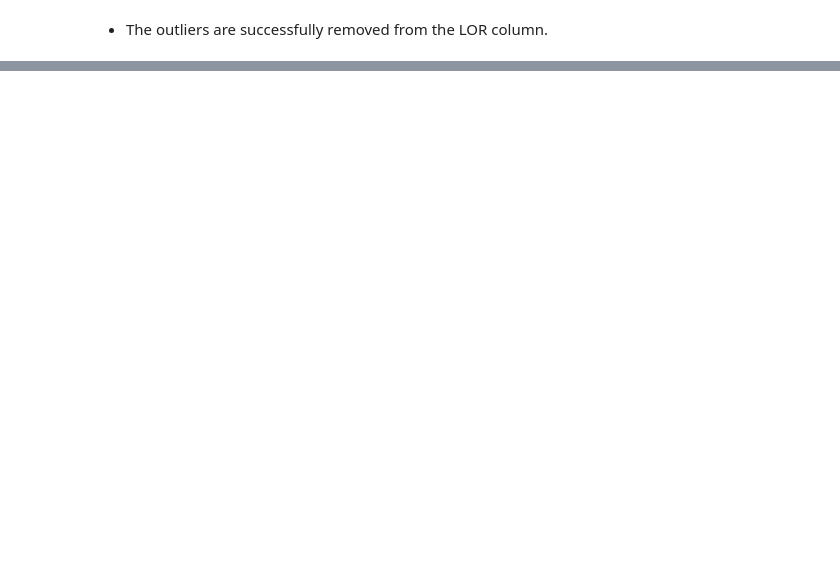
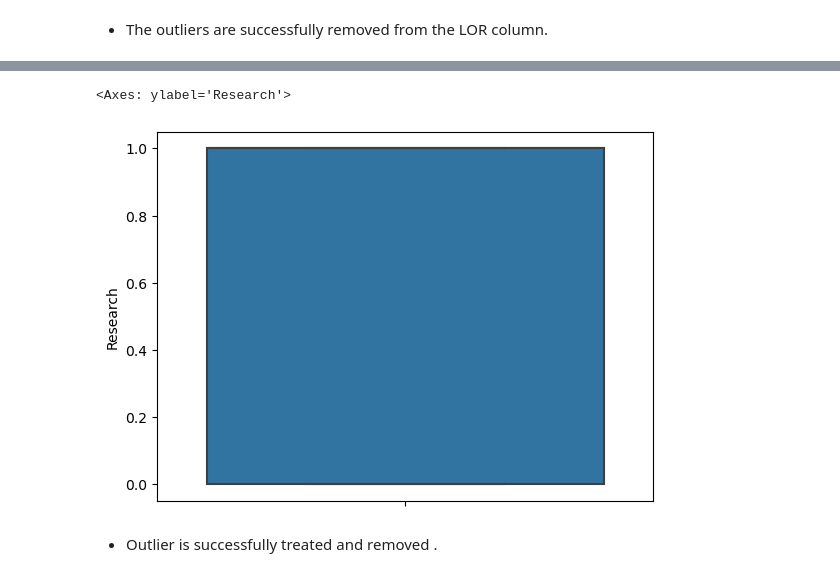
Before and after one commit to saurabhmoon10/python_practice_project, a Jupyter notebook: Admission_Predict_dataset/Admission_Predict.ipynb, the cells around one changed output, grey strips where cells are left out. Cells and saved outputs as stored; diff of their text form; code cells hidden in the pictures; blank space fills up the shorter version.

```diff
--- a/Admission_Predict_dataset/Admission_Predict.ipynb
+++ b/Admission_Predict_dataset/Admission_Predict.ipynb
@@ -319,0 +392,2 @@ sb.boxplot(y=outlier,data=data)
+# %%
+med=data["CGPA"].mean()
@@ -319,0 +398,3 @@ sb.boxplot(y=outlier,data=data)
+# %%
+# replacing the oultlier with mean value
+data.loc[(data["CGPA"]<lowerboundary) | (data["CGPA"]>upperboundary)]=med
@@ -319,0 +437,11 @@ sb.boxplot(y=outlier,data=data)
+# %%
+# Treating the outlier with the help of inter quartile range (IQR)
+Q1=data["Research"].quantile(0.25)
+Q3=data["Research"].quantile(0.75)
+
+IQR = Q3 - Q1
+
+Lower=Q1 - 1.5 * (IQR)
+Upper=Q3 + 1.5 * (IQR)
+# %%
+out=data[(data["Research"]<=Upper) & (data["Research"]>=Lower)]
@@ -319,0 +464,8 @@ sb.boxplot(y=outlier,data=data)
+# %%
+# plotting the graph for rechecking the outlier.
+sb.boxplot(y=out["Research"],data=data)
+# %% [output]
+<Axes: ylabel='Research'>
+[figure, added]
+# %% [markdown]
+* Outlier is successfully treated and removed .
```
Also changed, not shown: parts of 40 cells of this notebook.
